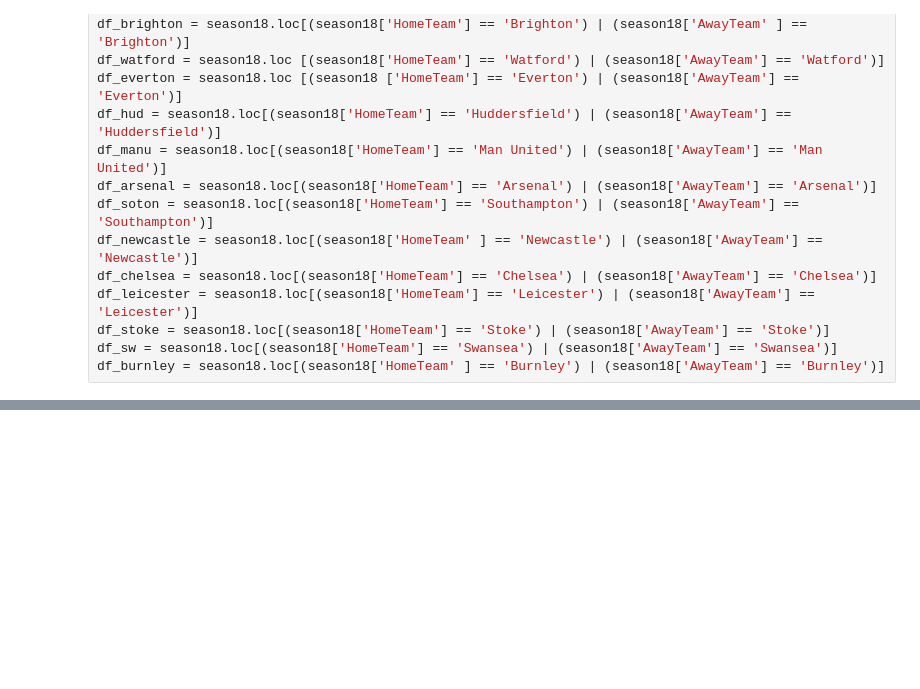
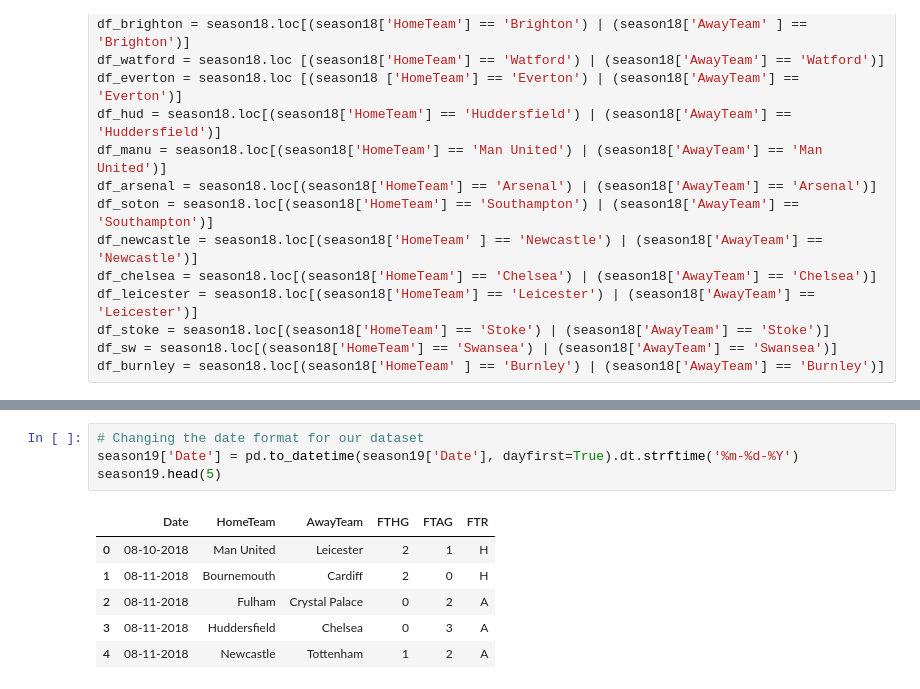
Before and after one commit to EstherOgutu/Premier-League-Prediction-Group-3-, a Jupyter notebook: Premier_League_Prediction.ipynb, the cells around one changed output, grey strips where cells are left out. Drawn from its saved outputs; the diff is of its cells as text; blank space fills up the shorter version.

```diff
--- a/Premier_League_Prediction.ipynb
+++ b/Premier_League_Prediction.ipynb
@@ -981,0 +1033,11 @@ df_epltable.head(20)
+# %%
+# Changing the date format for our dataset
+season19['Date'] = pd.to_datetime(season19['Date'], dayfirst=True).dt.strftime('%m-%d-%Y')
+season19.head(5)
+# %% [output]
+|  | Date | HomeTeam | AwayTeam | FTHG | FTAG | FTR |
+| 0 | 08-10-2018 | Man United | Leicester | 2 | 1 | H |
+| 1 | 08-11-2018 | Bournemouth | Cardiff | 2 | 0 | H |
+| 2 | 08-11-2018 | Fulham | Crystal Palace | 0 | 2 | A |
+| 3 | 08-11-2018 | Huddersfield | Chelsea | 0 | 3 | A |
+| 4 | 08-11-2018 | Newcastle | Tottenham | 1 | 2 | A |
```
Also changed, not shown: parts of 11 cells of this notebook.
